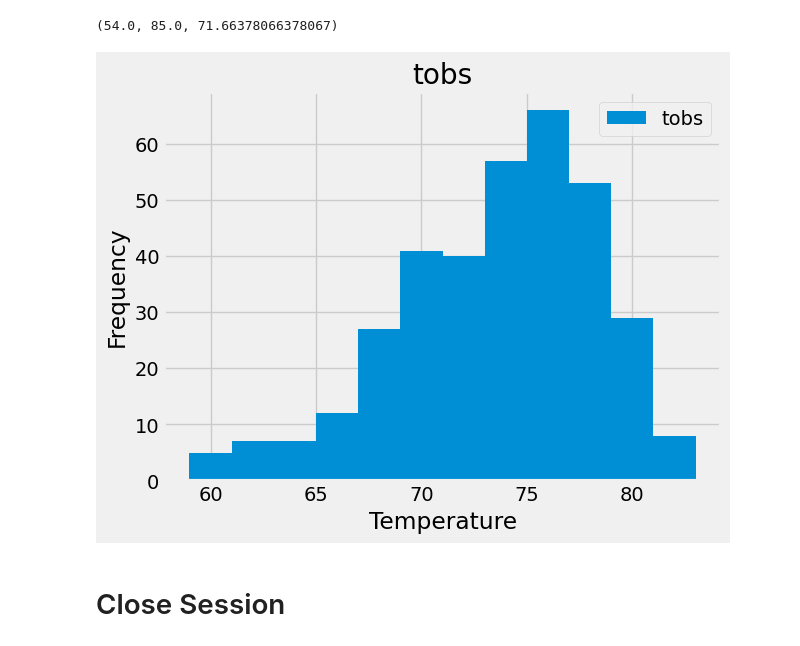
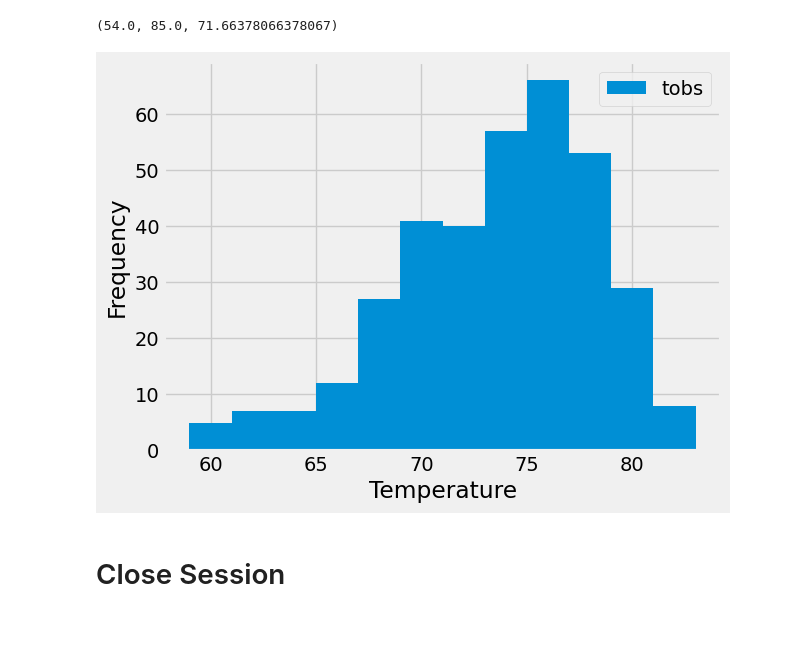
Before and after one commit to VinnyShankar/sqlalchemy-challenge, a Jupyter notebook: SurfsUp/climate.ipynb, the cells around one changed output. Cells and saved outputs as stored; diff of their text form; code cells hidden in the pictures.

Commit message:
histogram refactoring

```diff
--- a/SurfsUp/climate.ipynb
+++ b/SurfsUp/climate.ipynb
@@ -153,19 +153,19 @@ for row in most_active_station_summary:
 # %%
 # Using the most active station id
 # Query the last 12 months of temperature observation data for this station and plot the results as a histogram
-rain = session.query(Measurement.date,Measurement.tobs).\
+rain = session.query(Measurement.tobs).\
        filter(Measurement.date >= date_one_year_ago).\
        filter(Measurement.station==most_active_station).all()
 
 rain_df = pd.DataFrame(rain)
 
-rain_df.hist(bins=12)
+plt.hist(rain_df,bins=12)
 plt.legend(["tobs"])
 plt.xlabel("Temperature")
 plt.ylabel("Frequency")
 plt.show()
 # %% [output]
-[figure, old version]
+[figure, new version]
 # %% [markdown]
 # Close Session
 # %%
```
Also changed, not shown: parts of 1 cell of this notebook.
